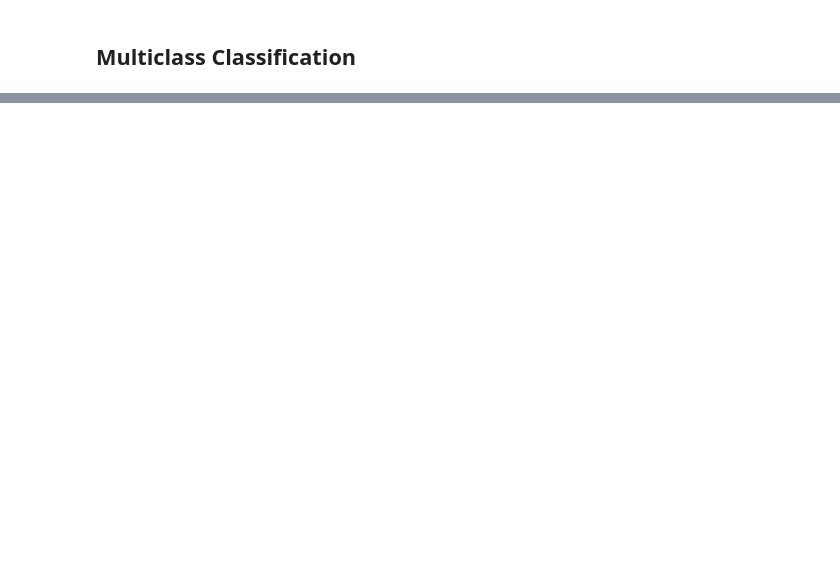
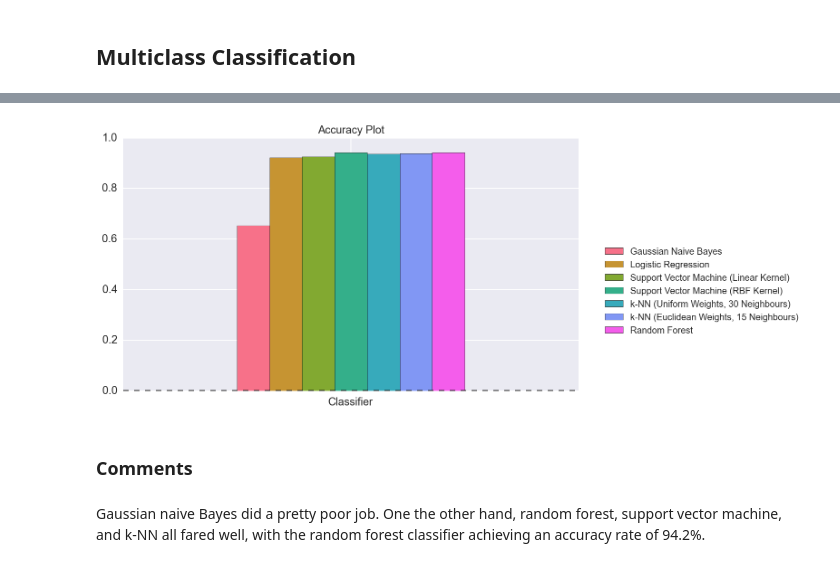
Before and after one commit to chengsoonong/mclass-sky, a Jupyter notebook: 1. Sloan Digital Sky Suvey.ipynb, the cells around one changed output, grey strips where cells are left out. Drawn from its saved outputs; the diff is of its cells as text; code cells hidden in the pictures; blank space fills up the shorter version.

```diff
--- a/1. Sloan Digital Sky Suvey.ipynb
+++ b/1. Sloan Digital Sky Suvey.ipynb
@@ -51,0 +178,11 @@ X_train, X_test, y_train, y_test = train_test_split(sloan.data, sloan.target,
+# %%
+fig3, ax3 = plt.subplots(figsize=(9, 5))
+_ = accuracy_df.plot(ax=ax3, kind="bar", title="Accuracy Plot", fontsize=12)
+_ = ax3.legend(bbox_to_anchor = (1.5, 0.6))
+_ = ax3.set_xticklabels(["Classifier"], rotation=0)
+# %% [output]
+[figure, added]
+# %% [markdown]
+### Comments
+# %% [markdown]
+Gaussian naive Bayes did a pretty poor job. One the other hand, random forest, support vector machine, and k-NN all fared well, with the random forest classifier achieving an accuracy rate of 94.2%.
```
Also changed, not shown: parts of 27 cells of this notebook, 3 other files.
